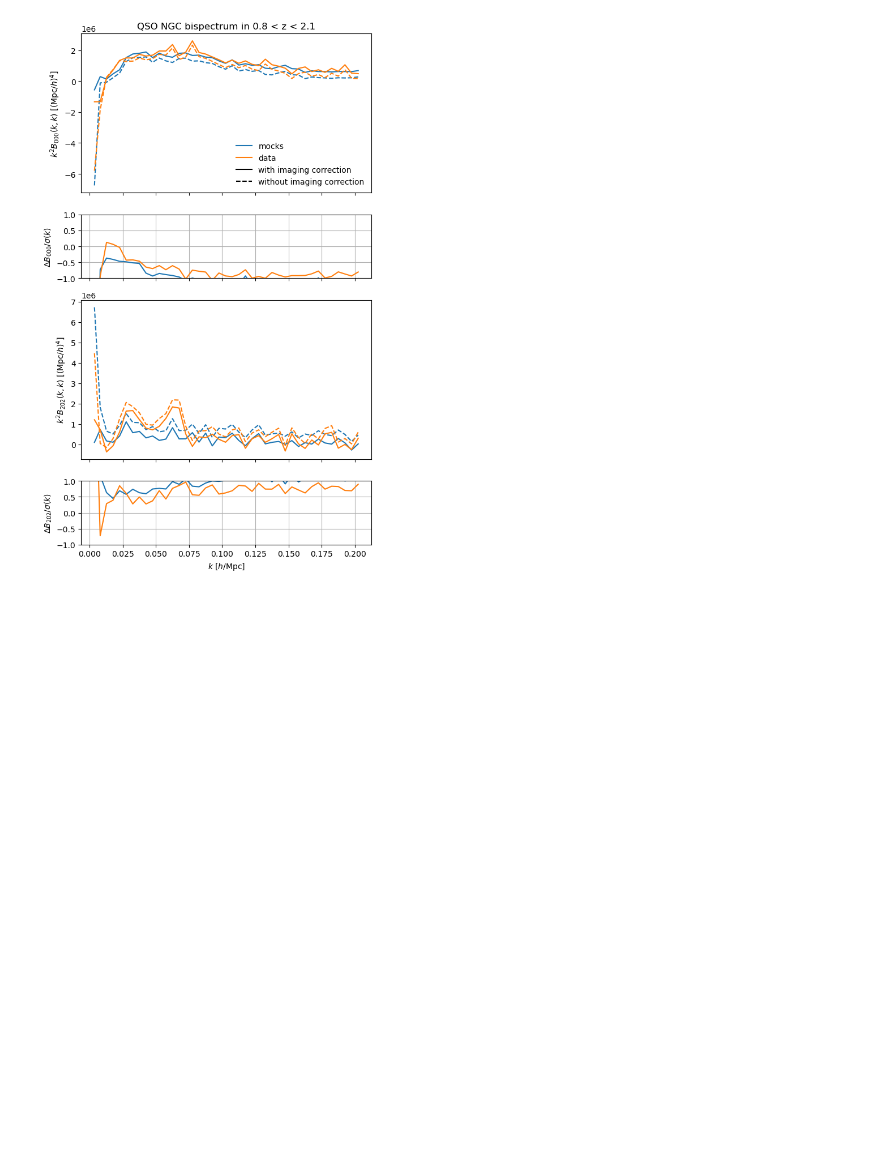
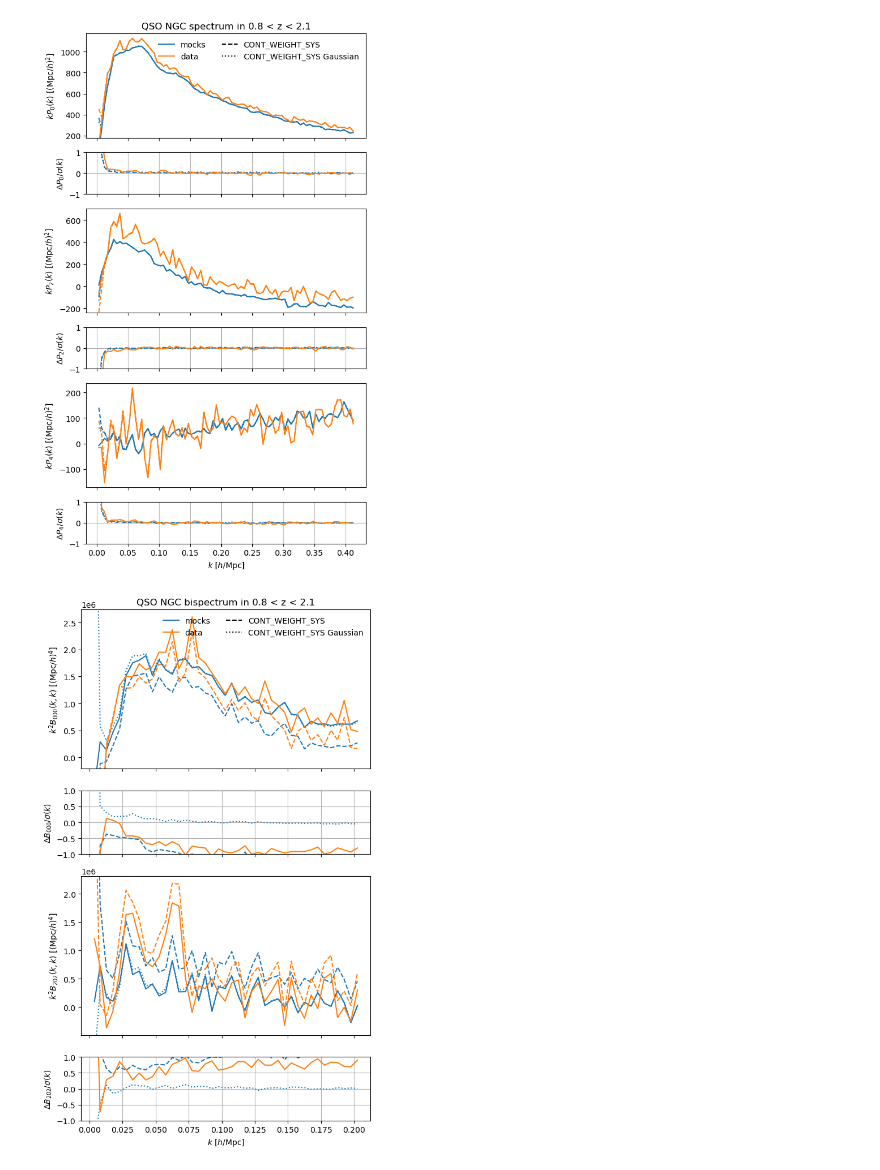
Before and after one commit to AlbertoRosado1/cai-dr2-clustering-products, a Jupyter notebook: clustering_statistics/nb/imaging_systematics_mocks.ipynb, the cells around one changed output. Drawn from its saved outputs; the diff is of its cells as text; code cells hidden in the pictures; blank space fills up the shorter version.

Commit message:
BAO data splits

```diff
--- a/clustering_statistics/nb/imaging_systematics_mocks.ipynb
+++ b/clustering_statistics/nb/imaging_systematics_mocks.ipynb
@@ -18,10 +18,15 @@ cont_dir = Path('/pscratch/sd/a/adematti/measurements')
 tracer = 'QSO'
 zrange = (0.8, 2.1)
 region = 'NGC'
+
+#tracer = 'LRG'
+#zrange = (0.8, 1.1)
+#region = 'NGC'
+
 nmocks = 5
 version = 'abacus-hf-dr2-v2-altmtl'
 
-for kind in ['mesh2_spectrum', 'mesh3_spectrum'][1:]:
+for kind in ['mesh2_spectrum', 'mesh3_spectrum']:
 
     version = 'holi-v3-altmtl'
     if 'BGS' in tracer:
@@ -33,6 +38,7 @@ for kind in ['mesh2_spectrum', 'mesh3_spectrum'][1:]:
     mocks = [types.read(fn) for fn in fns if fn.exists()]
     cov = types.cov(mocks)
     cov = cov.at.observable.select(k=slice(0, None, 5 if 'mesh2' in kind else 1))
+    #cov = cov.at.observable.select(k=(0., 1.))
 
     version = 'abacus-hf-dr2-v2-altmtl'
     fns = [tools.get_stats_fn(stats_dir=tools.base_stats_dir, kind=kind, project='full_shape/fiber_assignment_systematics',
@@ -49,6 +55,13 @@ for kind in ['mesh2_spectrum', 'mesh3_spectrum'][1:]:
                               imock=imock) for imock in range(nmocks)]
     mocks = [types.read(fn) for fn in fns if fn.exists()]
     mean_cont = types.mean(mocks).match(cov.observable)
+
+    fns = [tools.get_stats_fn(stats_dir=cont_dir, kind=kind, project='full_shape/angular_systematics',
+                              version=version, tracer=tracer, zrange=zrange, region=region,
+                              weight='default-FKP-wsys-CONT_WEIGHT_SYS-gaussian', basis='sugiyama-diagonal',
+                              imock=imock) for imock in range(nmocks)]
+    mocks = [types.read(fn) for fn in fns if fn.exists()]
+    mean_cont_gaussian = types.mean(mocks).match(cov.observable)
 
     fn = tools.get_stats_fn(stats_dir=tools.base_stats_dir, kind=kind,
                             project='full_shape/fiber_assignment_systematics', version='data-dr2-v2',
@@ -75,11 +88,26 @@ for kind in ['mesh2_spectrum', 'mesh3_spectrum'][1:]:
             ax.plot(k:=pole.coords('k'), k * pole.value(), color='C0', linestyle='-')
             pole = mean_cont.get(ell)
             ax.plot(k:=pole.coords('k'), k * pole.value(), color='C0', linestyle='--')
+            pole = mean_cont_gaussian.get(ell)
+            ax.plot(k:=pole.coords('k'), k * pole.value(), color='C0', linestyle=':')
 
             pole = data.get(ell)
             ax.plot(k:=pole.coords('k'), k * pole.value(), color='C1', linestyle='-')
             pole = data_noimsys.get(ell)
             ax.plot(k:=pole.coords('k'), k * pole.value(), color='C1', linestyle='--')
+
+            values = []
+            for statistic in [mean, mean_cont, mean_cont_gaussian, data, data_noimsys]:
+                pole = statistic.get(ell)
+                values.append((pole.coords('k') * pole.value())[2:])
+            values = np.concatenate(values)
+            values = values[np.isfinite(values)]
+            if values.size:
+                ymin, ymax = np.min(values), np.max(values)
+                margin = 0.05 * (ymax - ymin)
+                if margin == 0.:
+                    margin = 0.05 * max(abs(ymin), 1.)
+                ax.set_ylim(ymin - margin, ymax + margin)
 
             ax = lax[2 * ill + 1]
             ax.set_ylabel(rf'$\Delta P_{ell:d} / \sigma(k)$')
@@ -88,8 +116,10 @@ for kind in ['mesh2_spectrum', 'mesh3_spectrum'][1:]:
 
             pole = mean.get(ell)
             pole_cont = mean_cont.get(ell)
+            pole_cont_gaussian = mean_cont_gaussian.get(ell)
             std = cov.at.observable.get(ell).std()
-            ax.plot(k, (pole_cont.value() - pole.value()) / std, color='C0', linestyle='-')
+            ax.plot(k, (pole_cont.value() - pole.value()) / std, color='C0', linestyle='--')
+            ax.plot(k, (pole_cont_gaussian.value() - pole.value()) / std, color='C0', linestyle=':')
 
             pole = data.get(ell)
             pole_noimsys = data_noimsys.get(ell)
@@ -98,10 +128,10 @@ for kind in ['mesh2_spectrum', 'mesh3_spectrum'][1:]:
         ax = lax[0]
         ax.plot([], [], color='C0', linestyle='-', label='mocks')
         ax.plot([], [], color='C1', linestyle='-', label='data')
-        ax.plot([], [], color='k', linestyle='-', label='with imaging correction')
-        ax.plot([], [], color='k', linestyle='--', label='without imaging correction')
+        ax.plot([], [], color='k', linestyle='--', label='CONT_WEIGHT_SYS')
+        ax.plot([], [], color='k', linestyle=':', label='CONT_WEIGHT_SYS Gaussian')
         lax[-1].set_xlabel(r'$k$ [$h/\mathrm{Mpc}$]')
-        ax.legend(frameon=False)
+        ax.legend(frameon=False, ncol=2)
 
     elif 'mesh3' in kind:
         ells = mean.ells
@@ -116,37 +146,56 @@ for kind in ['mesh2_spectrum', 'mesh3_spectrum'][1:]:
             ax.plot(k:=pole.coords('k')[..., 0], k**2 * pole.value(), color='C0', linestyle='-')
             pole = mean_cont.get(ell)
             ax.plot(k:=pole.coords('k')[..., 0], k**2 * pole.value(), color='C0', linestyle='--')
+            pole = mean_cont_gaussian.get(ell)
+            ax.plot(k:=pole.coords('k')[..., 0], k**2 * pole.value(), color='C0', linestyle=':')
 
             pole = data.get(ell)
             ax.plot(k:=pole.coords('k')[..., 0], k**2 * pole.value(), color='C1', linestyle='-')
             pole = data_noimsys.get(ell)
             ax.plot(k:=pole.coords('k')[..., 0], k**2 * pole.value(), color='C1', linestyle='--')
+
+            values = []
+            for statistic in [mean, mean_cont, mean_cont_gaussian, data, data_noimsys]:
+                pole = statistic.get(ell)
+                ktmp = pole.coords('k')[..., 0]
+                values.append((ktmp**2 * pole.value())[2:])
+            values = np.concatenate(values)
+            values = values[np.isfinite(values)]
+            if values.size:
+                ymin, ymax = np.min(values), np.max(values)
+                margin = 0.05 * (ymax - ymin)
+                if margin == 0.:
+                    margin = 0.05 * max(abs(ymin), 1.)
+                ax.set_ylim(ymin - margin, ymax + margin)
 
             ax = lax[2 * ill + 1]
             ax.set_ylabel(rf'$\Delta B_{{{ell[0]:d}{ell[1]:d}{ell[2]:d}}} / \sigma(k)$')
             ax.grid(True)
             ax.set_ylim(-1., 1.)
 
             pole = mean.get(ell)
             pole_cont = mean_cont.get(ell)
+            pole_cont_gaussian = mean_cont_gaussian.get(ell)
             std = cov.at.observable.get(ell).std()
-            ax.plot(k, (pole_cont.value() - pole.value()) / std, color='C0', linestyle='-')
+            ax.plot(k, (pole_cont.value() - pole.value()) / std, color='C0', linestyle='--')
+            ax.plot(k, (pole_cont_gaussian.value() - pole.value()) / std, color='C0', linestyle=':')
 
             pole = data.get(ell)
             pole_noimsys = data_noimsys.get(ell)
             ax.plot(k, (pole_noimsys.value() - pole.value()) / std, color='C1', linestyle='-')
 
         ax = lax[0]
         ax.plot([], [], color='C0', linestyle='-', label='mocks')
         ax.plot([], [], color='C1', linestyle='-', label='data')
-        ax.plot([], [], color='k', linestyle='-', label='with imaging correction')
-        ax.plot([], [], color='k', linestyle='--', label='without imaging correction')
+        ax.plot([], [], color='k', linestyle='--', label='CONT_WEIGHT_SYS')
+        ax.plot([], [], color='k', linestyle=':', label='CONT_WEIGHT_SYS Gaussian')
         lax[-1].set_xlabel(r'$k$ [$h/\mathrm{Mpc}$]')
-        ax.legend(frameon=False)
+        ax.legend(frameon=False, ncol=2)
 
     basename = f'comparison_cont_weight_sys_{kind}_{tracer}_z{zrange[0]:.1f}-{zrange[1]:.1f}_{region}.{ext}'
     plt.tight_layout()
     fig.savefig(plot_dir / basename, bbox_inches='tight', pad_inches=0.1, dpi=200)
     plt.show()
 # %% [output]
-[figure, old version]
+[figure, new version]
+[figure, added]
```
Also changed, not shown: parts of 2 cells of this notebook, 11 other files.
